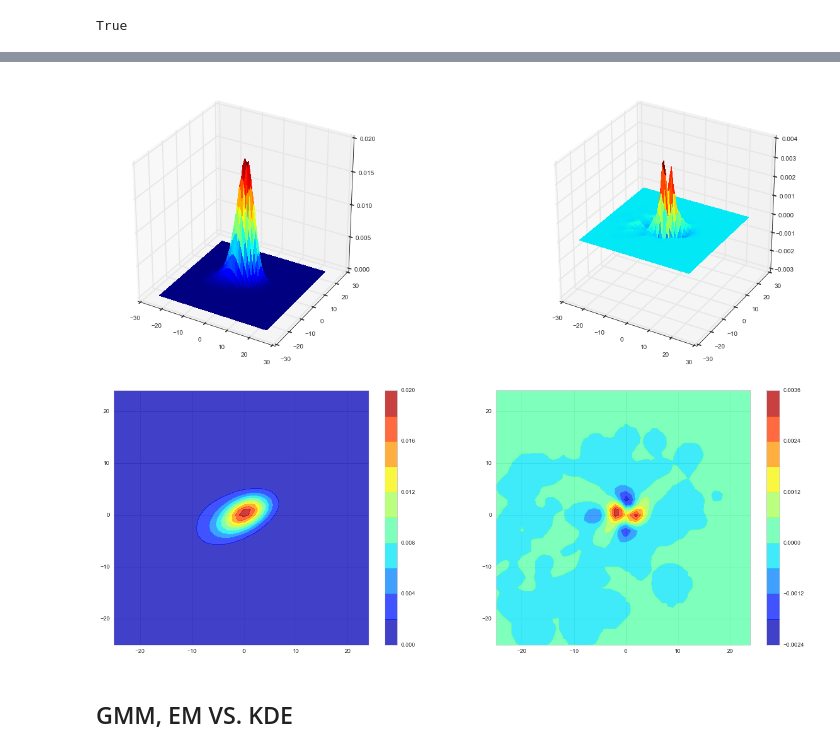
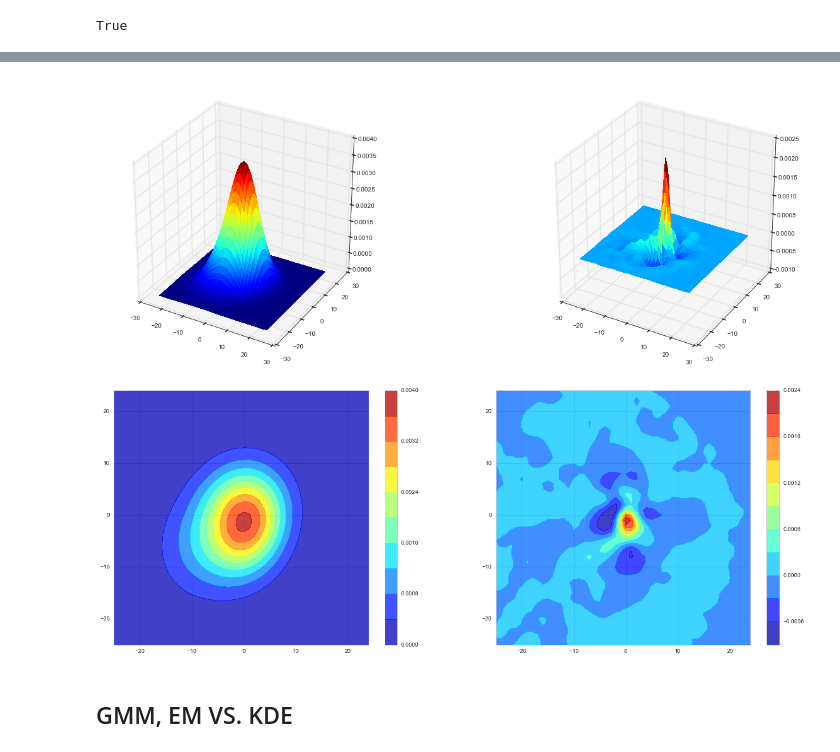
Before and after one commit to cqcn1991/Wind-Speed-Analysis, a Jupyter notebook: time_shift.ipynb, the cells around one changed output, grey strips where cells are left out. Saved outputs shown, nothing was run; the diff lists cells and outputs as text; code cells hidden in the pictures.

```diff
--- a/time_shift.ipynb
+++ b/time_shift.ipynb
@@ -506,9 +507,9 @@ print np.mean(df.x), np.mean(df.y)
 speed_set = np.array(zip(df.x, df.y))
 speed_angle_set = np.array(zip(df.speed, df.dir))
 max_speed = df.speed.max()
-number_of_gaussian = 4
+NUMBER_OF_GAUSSIAN = 3
 # %%
-fitting_range = []
+FITTING_RANGE = []
 if knot_unit == True:
     fitting_axis_range = np.arange(-20, 21, 1)
     plot_axis_range = np.arange(-25, 25, 1)
@@ -518,9 +519,9 @@ else:
 
 for i in fitting_axis_range:
     for j in fitting_axis_range:
-        fitting_range.append([i,j])
+        FITTING_RANGE.append([i,j])
 
-original_dim = int(np.sqrt(len(fitting_range)))
+original_dim = int(np.sqrt(len(FITTING_RANGE)))
 # %% [markdown]
 # 3. Kernel Density Estimation
 # %%
@@ -538,7 +539,7 @@ sample = speed_set
 bandwidth = 1 if knot_unit else 0.5  # for wuhan, 0.4 is better
 kde = neighbors.KernelDensity(bandwidth=bandwidth).fit(sample)
 
-points = fitting_range
+points = FITTING_RANGE
 # very slow if the dataset is too large, e.g. 100,000
 # kde returns log prob, need to convert it
 kde_result = np.exp(kde.score_samples(points))
@@ -568,7 +569,7 @@ kde_cdf = cdf_from_pdf(kde_result)
 # 4. GMM Estimation, using EM algo
 # %%
 sample= speed_set
-clf = mixture.GMM(n_components=number_of_gaussian, covariance_type='full')
+clf = mixture.GMM(n_components=NUMBER_OF_GAUSSIAN, covariance_type='full')
 clf.fit(sample)
 
 clf.converged_
@@ -595,30 +594,30 @@ GMM Plot Result
 # %%
 X = Y = plot_axis_range
 pdf_Z = generate_Z_from_X_Y(X,Y, lambda coords: np.exp(clf.score_samples(coords)[0]))
 
 def residule_between_kde_and_gmm(points):
     kde_vals = np.exp(kde.score_samples(points))
     gmm_vals = np.exp(clf.score_samples(points)[0])
-    return gmm_vals - kde_vals
+    return kde_vals - gmm_vals
 
 residual_Z = generate_Z_from_X_Y(X,Y, residule_between_kde_and_gmm)
 
 fig = plt.figure(figsize=(22,8))
 ax1 = fig.add_subplot(1,2,1, projection = '3d')
 plot_3d_prob_density(X,Y,pdf_Z,ax1)
 ax2 = fig.add_subplot(1,2,2,projection = '3d')
 plot_3d_prob_density(X,Y,residual_Z,ax2)
 gmm_em_3d_fig = fig
 
 fig = plt.figure(figsize=(22,8))
 ax1 = fig.add_subplot(1,2,1)
 plot_2d_prob_density(X,Y,pdf_Z,ax1)
 ax2 = fig.add_subplot(1,2,2)
 plot_2d_prob_density(X,Y,residual_Z,ax2)
 gmm_em_2d_fig = fig
 # %% [output]
-[figure, old version]
+[figure, new version]
-[figure, old version]
+[figure, new version]
 # %% [markdown]
 ## GMM, EM VS. KDE
 # %%
```
Also changed, not shown: parts of 54 cells of this notebook, 1 other file.
